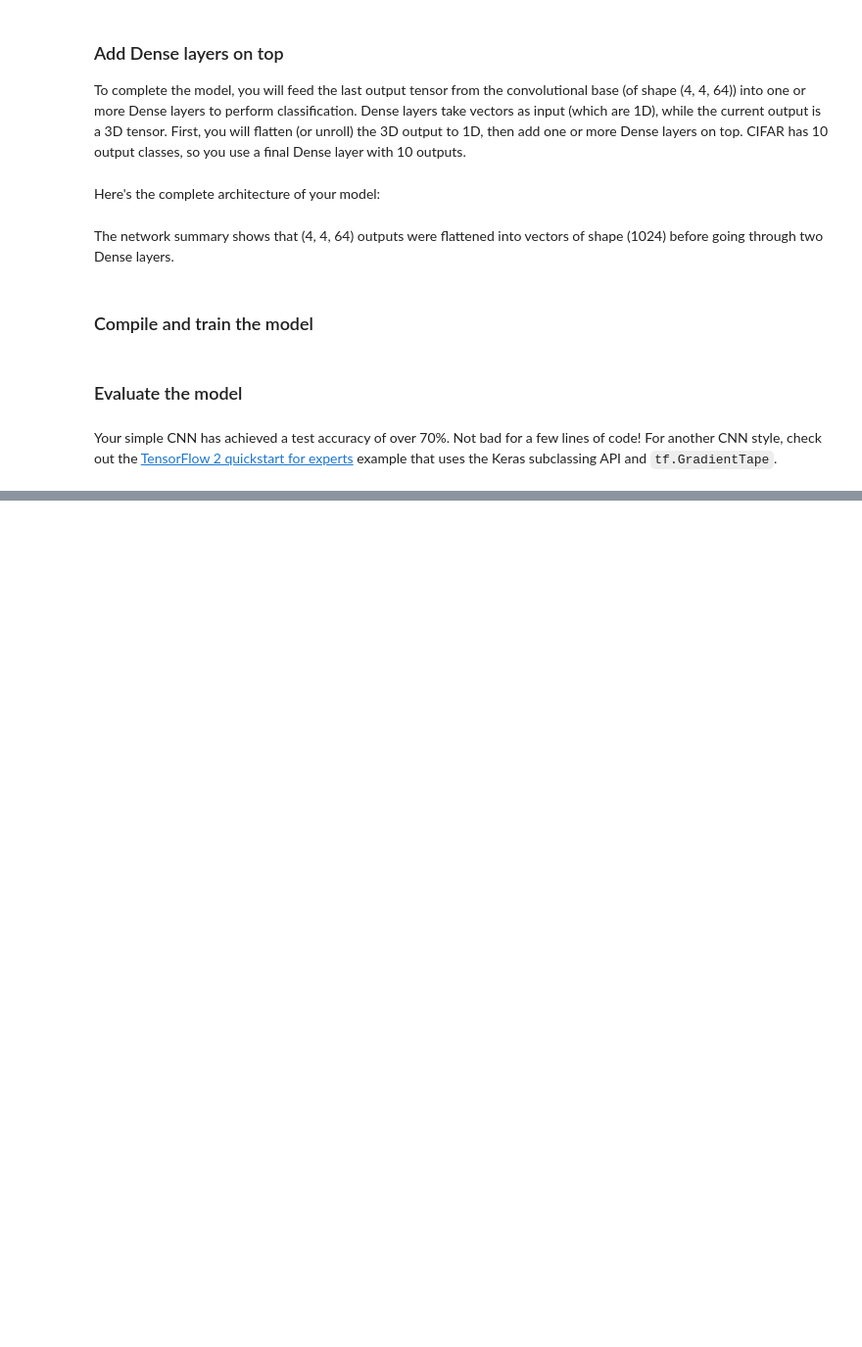
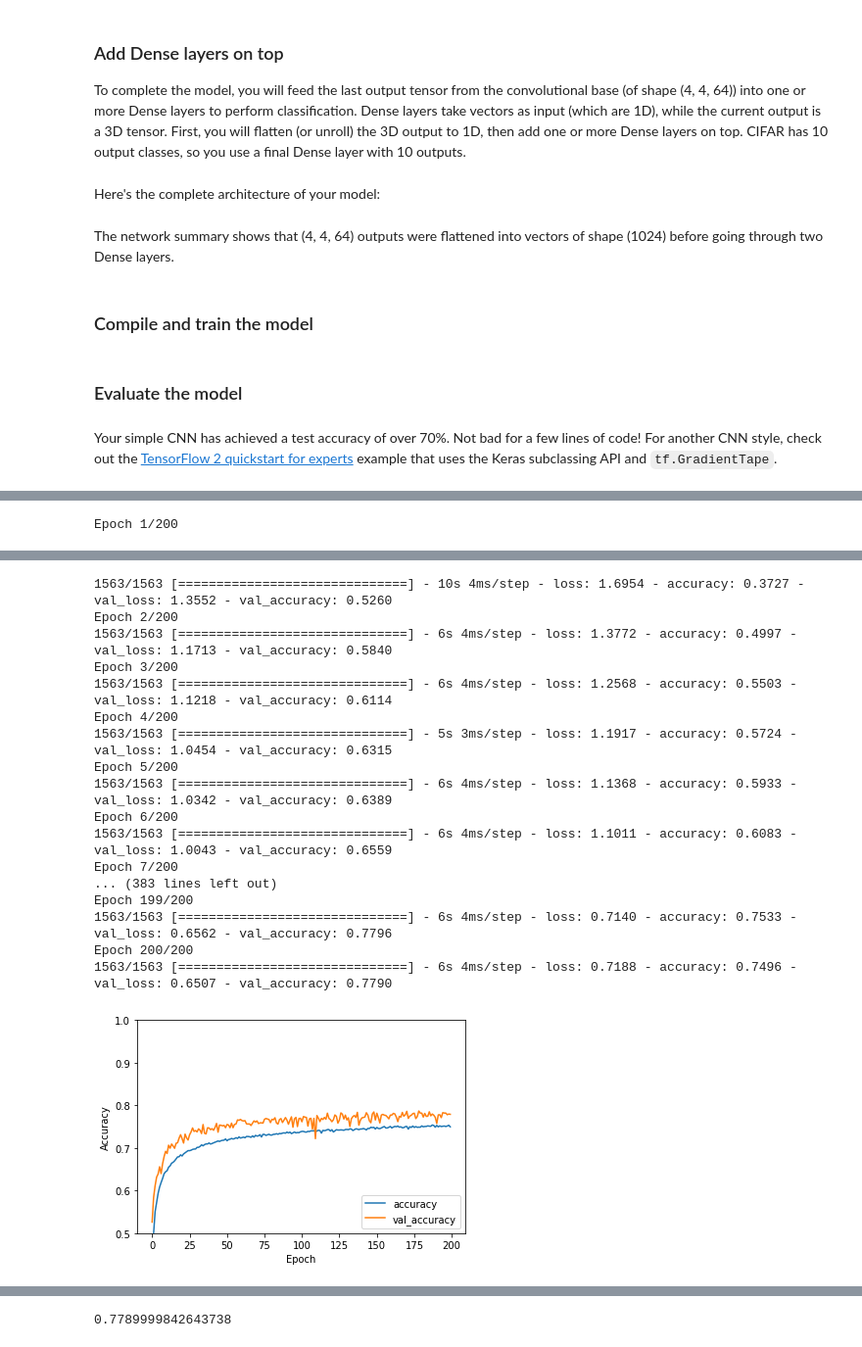
Before and after one commit to TuyenVo104/ee104, a Jupyter notebook: lab8/cnn.ipynb, the cells around one changed output, grey strips where cells are left out. Shown at 98% size. Cells and saved outputs as stored; diff of their text form; code cells hidden in the pictures; blank space fills up the shorter version.

```diff
--- a/lab8/cnn.ipynb
+++ b/lab8/cnn.ipynb
@@ -330,0 +272,4 @@ NotFoundError:  No algorithm worked!
+# %%
+dropoutmodel = dropout_model()
+execute_model(dropoutmodel)
+# %% [output]
@@ -330,0 +293 @@ NotFoundError:  No algorithm worked!
+Epoch 1/200
@@ -330,0 +296,18 @@ NotFoundError:  No algorithm worked!
+1563/1563 [==============================] - 10s 4ms/step - loss: 1.6954 - accuracy: 0.3727 - val_loss: 1.3552 - val_accuracy: 0.5260
+Epoch 2/200
+1563/1563 [==============================] - 6s 4ms/step - loss: 1.3772 - accuracy: 0.4997 - val_loss: 1.1713 - val_accuracy: 0.5840
+Epoch 3/200
+1563/1563 [==============================] - 6s 4ms/step - loss: 1.2568 - accuracy: 0.5503 - val_loss: 1.1218 - val_accuracy: 0.6114
+Epoch 4/200
+1563/1563 [==============================] - 5s 3ms/step - loss: 1.1917 - accuracy: 0.5724 - val_loss: 1.0454 - val_accuracy: 0.6315
+Epoch 5/200
+1563/1563 [==============================] - 6s 4ms/step - loss: 1.1368 - accuracy: 0.5933 - val_loss: 1.0342 - val_accuracy: 0.6389
+Epoch 6/200
+1563/1563 [==============================] - 6s 4ms/step - loss: 1.1011 - accuracy: 0.6083 - val_loss: 1.0043 - val_accuracy: 0.6559
+Epoch 7/200
+... (383 lines left out)
+Epoch 199/200
+1563/1563 [==============================] - 6s 4ms/step - loss: 0.7140 - accuracy: 0.7533 - val_loss: 0.6562 - val_accuracy: 0.7796
+Epoch 200/200
+1563/1563 [==============================] - 6s 4ms/step - loss: 0.7188 - accuracy: 0.7496 - val_loss: 0.6507 - val_accuracy: 0.7790
+[figure, added]
@@ -330,0 +315 @@ NotFoundError:  No algorithm worked!
+0.7789999842643738
```
Also changed, not shown: parts of 9 cells of this notebook, 6 other files.
